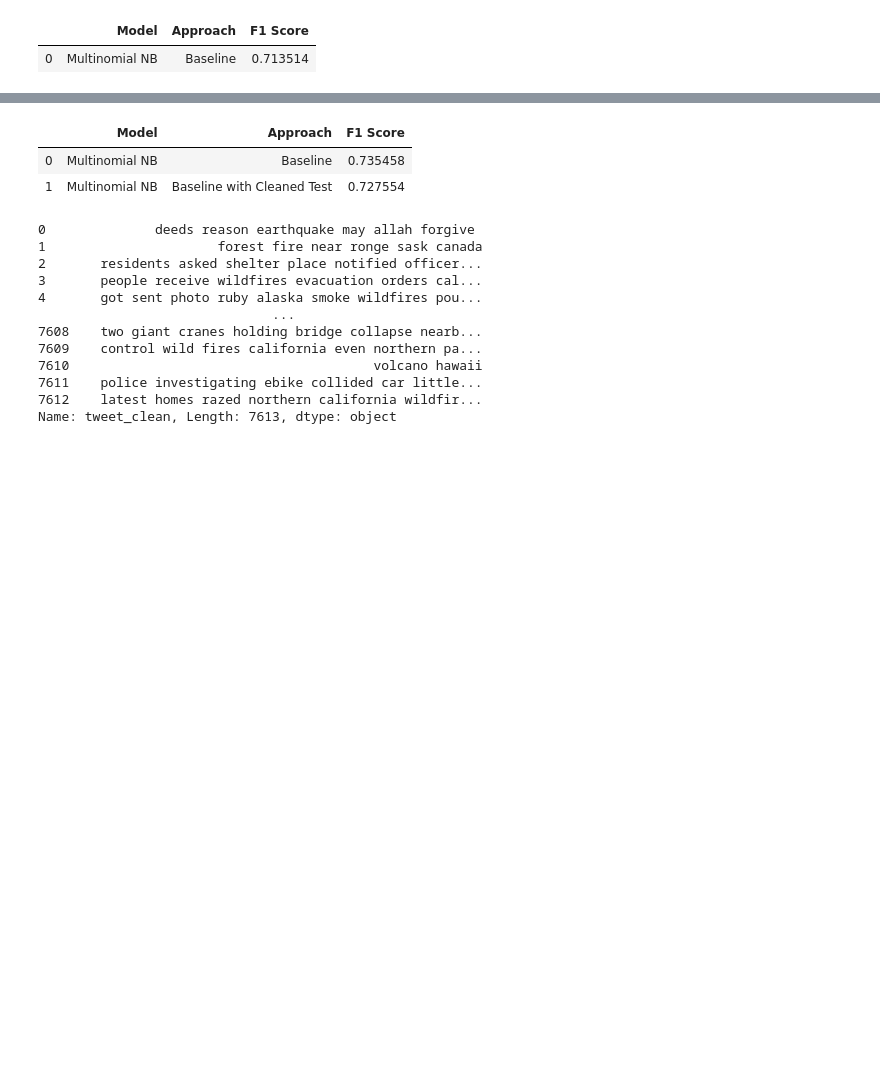
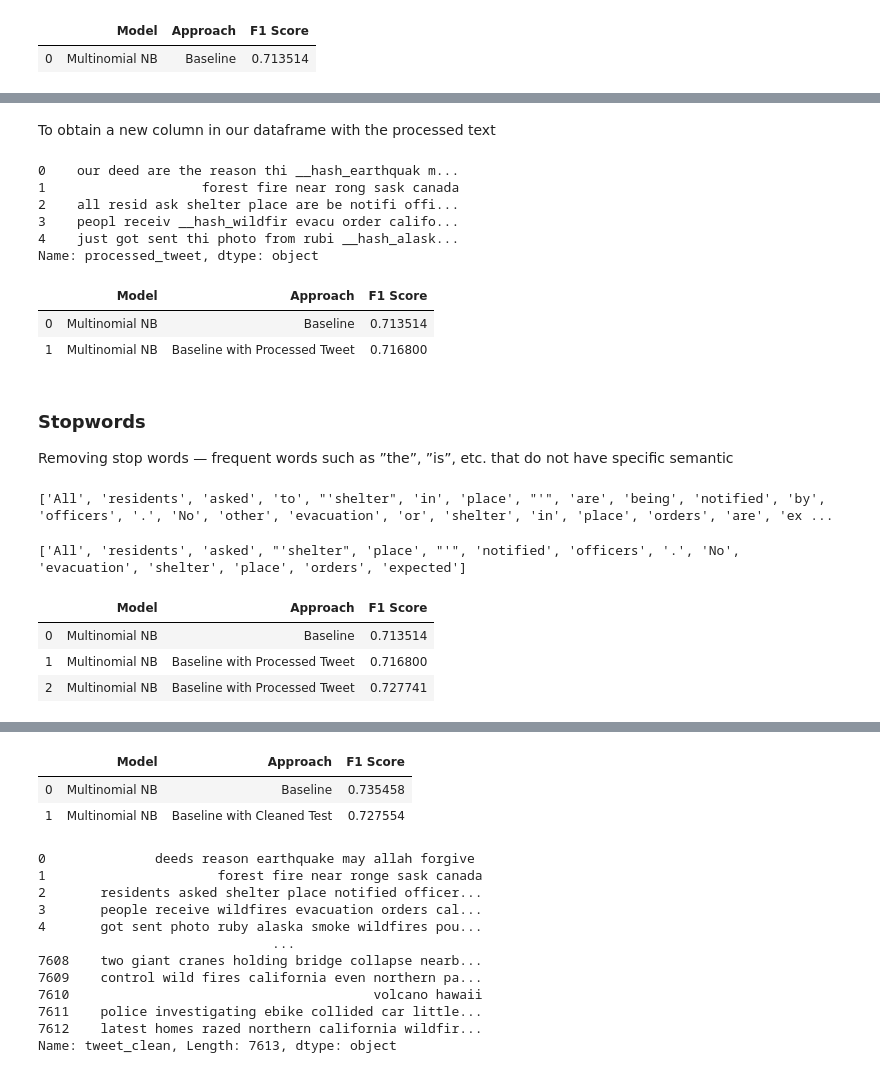
Before and after one commit to arifcanaksoy/NLPTextClassification, a Jupyter notebook: Assignment1_draft.ipynb, the cells around one changed output, grey strips where cells are left out. Drawn from its saved outputs; the diff is of its cells as text; code cells hidden in the pictures; blank space fills up the shorter version.

Commit message:
Update Assignment1_draft.ipynb
Co-Authored-By: Santiagopc30 <santiagopc30@users.noreply.github.com>

```diff
--- a/Assignment1_draft.ipynb
+++ b/Assignment1_draft.ipynb
@@ -236,0 +265,80 @@ print(text)
+# %%
+# Wrapper function that encloses all the processing procedures
+def processAll(text):
+
+    text = re.sub( hash_regex, hash_repl, text )
+    text = re.sub( user_regex, user_repl, text)
+    text = re.sub( url_regex, ' __URL ', text )
+
+    text = text.replace('\'','')
+
+    text = re.sub( word_bound_regex , punctuations_repl, text )
+    text = re.sub( rpt_regex, rpt_repl, text )
+
+
+    text = [word if(word[0:2]=='__') else word.lower() for word in text.split() if len(word) >= 3]
+    text = [stemmer.stem(w) for w in text]
+
+    return(" ".join(text))
+# %% [markdown]
+To obtain a new column in our dataframe with the processed text
+# %%
+train['processed_tweet'] = train.text.apply(processAll)
+train['processed_tweet'].head()
+# %% [output]
+0    our deed are the reason thi __hash_earthquak m...
+1                    forest fire near rong sask canada
+2    all resid ask shelter place are be notifi offi...
+3    peopl receiv __hash_wildfir evacu order califo...
+4    just got sent thi photo from rubi __hash_alask...
+Name: processed_tweet, dtype: object
+# %%
+X = train["processed_tweet"]
+y = train["target"]
+
+# Create training and test sets
+X_train, X_test, y_train, y_test = train_test_split(X, y, test_size=0.33, random_state=53)
+
+text_clf = Pipeline([('vect', CountVectorizer()), ('tfidf', TfidfTransformer()), ('clf', MultinomialNB())])
+text_clf = text_clf.fit(X_train, y_train)
+
+predicted = text_clf.predict(X_test)
+
+results_df.loc[len(results_df)] = ['Multinomial NB', 'Baseline with Processed Tweet', f1_score(predicted, y_test)]
+results_df
+# %% [output]
+|  | Model | Approach | F1 Score |
+| 0 | Multinomial NB | Baseline | 0.713514 |
+| 1 | Multinomial NB | Baseline with Processed Tweet | 0.716800 |
+# %% [markdown]
+### Stopwords
+
+Removing stop words — frequent words such as ”the”, ”is”, etc. that do not have specific semantic
+# %%
+# Let's see the entire tweet
+tokens = word_tokenize(train.text[2])
+print(tokens)
+# %% [output]
+['All', 'residents', 'asked', 'to', "'shelter", 'in', 'place', "'", 'are', 'being', 'notified', 'by', 'officers', '.', 'No', 'other', 'evacuation', 'or', 'shelter', 'in', 'place', 'orders', 'are', 'ex ...
+# %%
+# The same tweet from which stopwords are excluded:
+stop_words = set(stopwords.words("english"))
+tokens = [w for w in tokens if not w in stop_words]
+print(tokens)
+# %% [output]
+['All', 'residents', 'asked', "'shelter", 'place', "'", 'notified', 'officers', '.', 'No', 'evacuation', 'shelter', 'place', 'orders', 'expected']
+# %%
+#This time we train our model with stop_words excluded
+
+text_clf = Pipeline([('vect', CountVectorizer(stop_words='english')), ('tfidf', TfidfTransformer()), ('clf', MultinomialNB())])
+text_clf = text_clf.fit(X_train, y_train)
+
+predicted = text_clf.predict(X_test)
+
+results_df.loc[len(results_df)] = ['Multinomial NB', 'Baseline with Processed Tweet', f1_score(predicted, y_test)]
+results_df
+# %% [output]
+|  | Model | Approach | F1 Score |
+| 0 | Multinomial NB | Baseline | 0.713514 |
+| 1 | Multinomial NB | Baseline with Processed Tweet | 0.716800 |
+| 2 | Multinomial NB | Baseline with Processed Tweet | 0.727741 |
```
Also changed, not shown: parts of 44 cells of this notebook.
